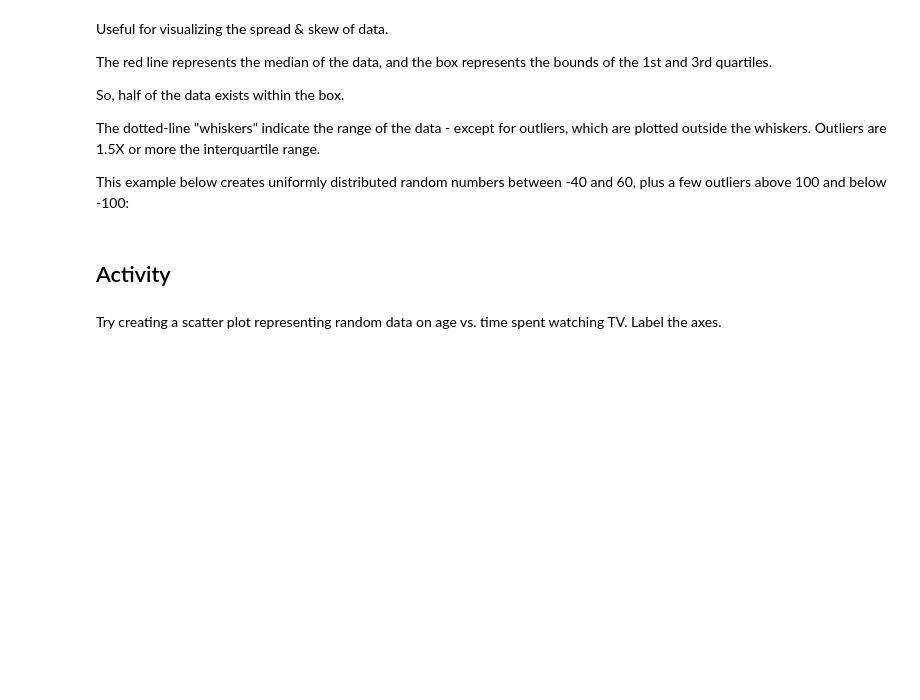
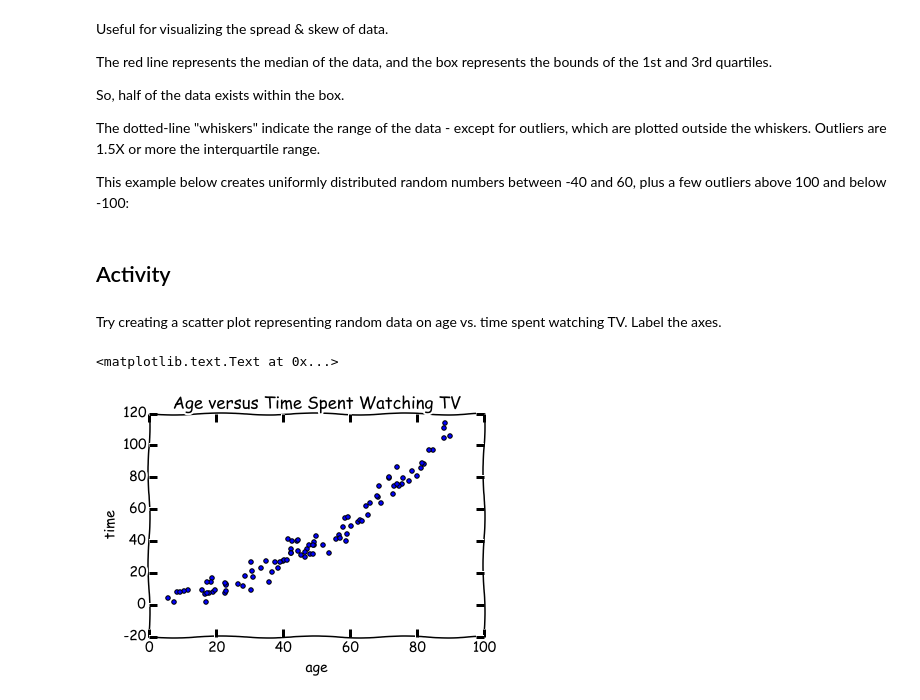
Before and after one commit to 21tushar/ds-ml-python, a Jupyter notebook: MatPlotLib.ipynb, the cells around one changed output. Saved outputs shown, nothing was run; the diff lists cells and outputs as text; code cells hidden in the pictures; blank space fills up the shorter version.

Commit message:
complete activity for matplotlib crash course

```diff
--- a/MatPlotLib.ipynb
+++ b/MatPlotLib.ipynb
@@ -173,9 +173,12 @@ plt.show()
 Try creating a scatter plot representing random data on age vs. time spent watching TV. Label the axes.
 # %%
 age = np.random.uniform(5, 90, 100)
-time  = 2 * np.asarray(age) + np.random.normal(7, 5, 100)
+time  = (1/80.0) * np.square(np.asarray(age)) + np.random.normal(7, 5, 100)
 
 plt.scatter(age, time)
 plt.xlabel("age")
 plt.ylabel("time")
 plt.title("Age versus Time Spent Watching TV")
+# %% [output]
+<matplotlib.text.Text at 0x...>
+[figure, added]
```
